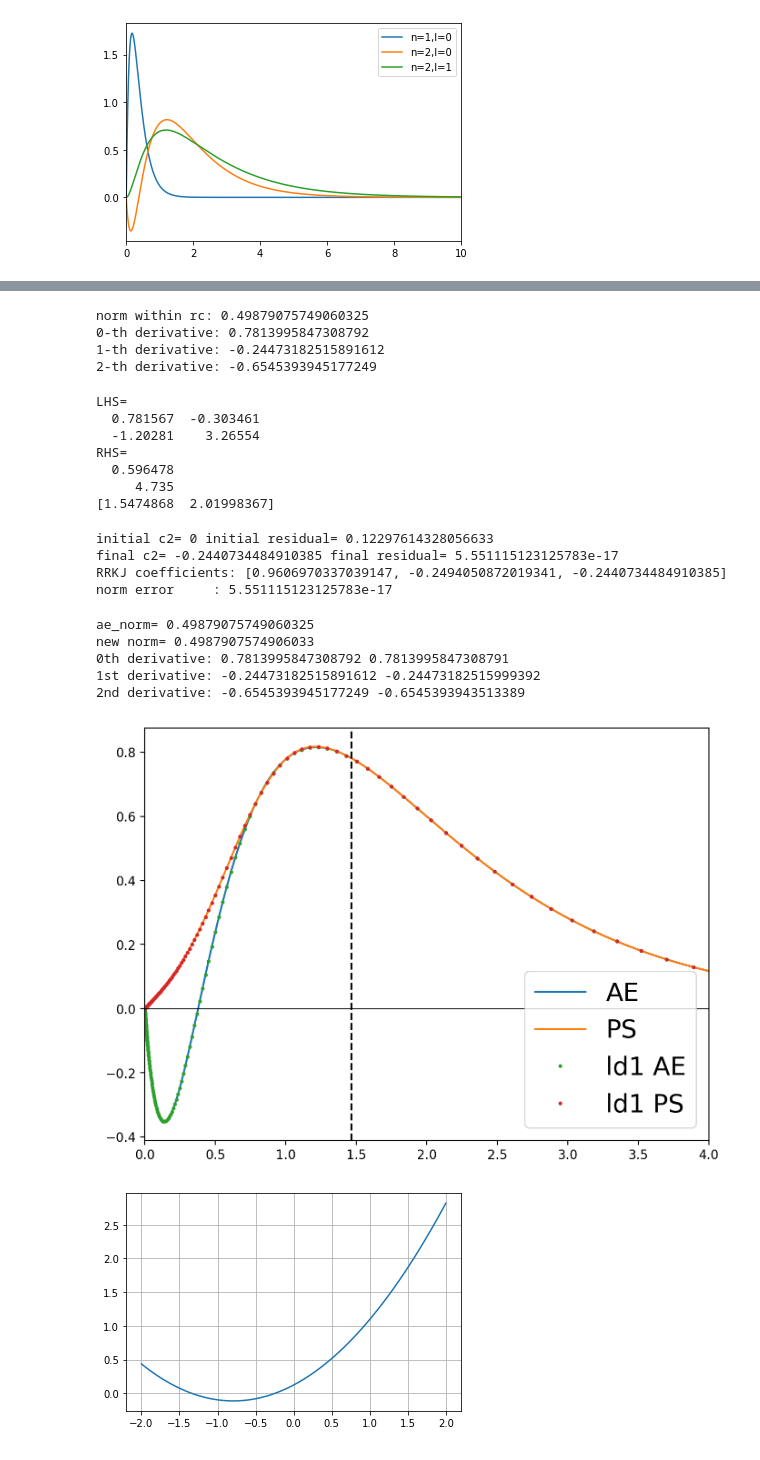
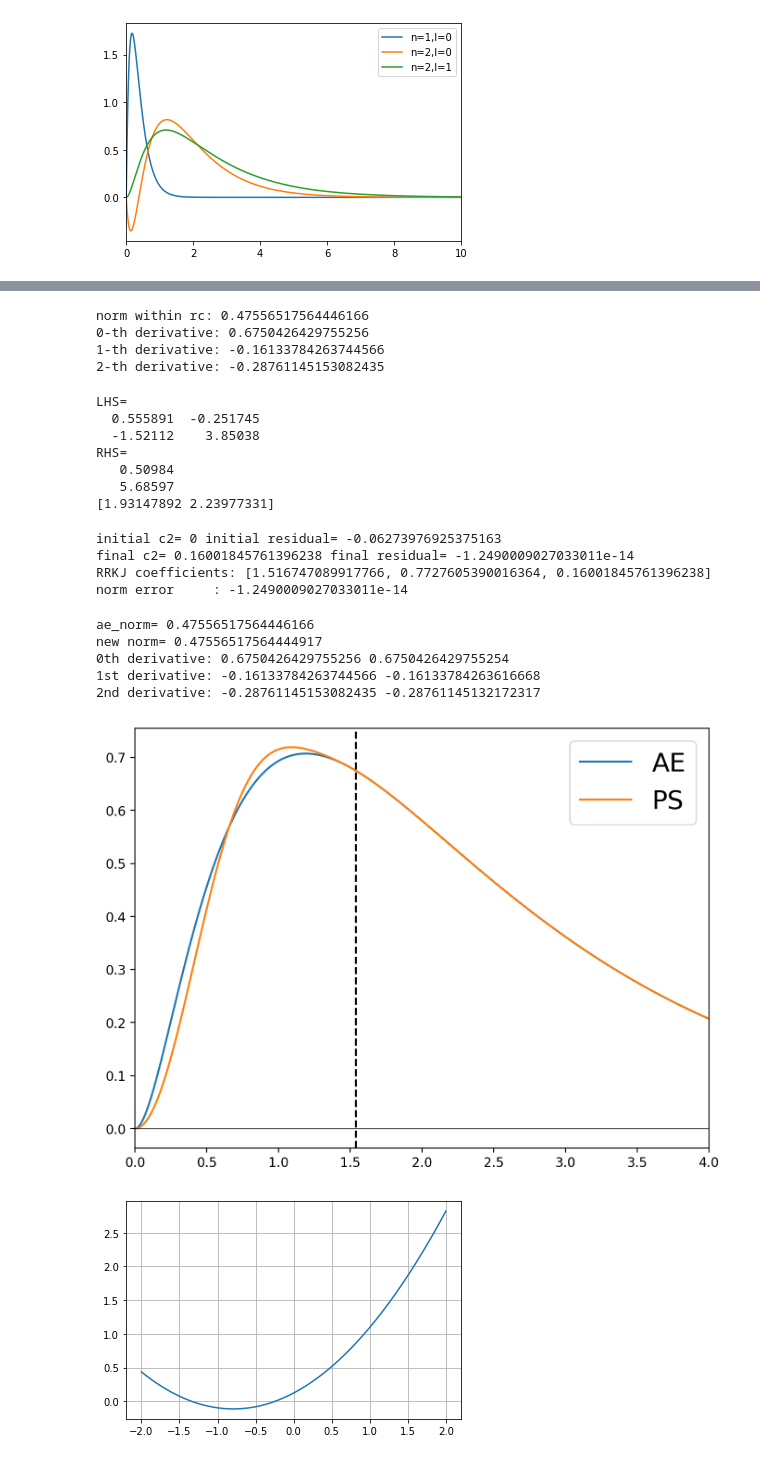
Before and after one commit to dceresoli/PStudio, a Jupyter notebook: notebooks/make-RRKJ.ipynb, the cells around one changed output, grey strips where cells are left out. Drawn from its saved outputs; the diff is of its cells as text; code cells hidden in the pictures.

Commit message:
TM and RRKJ3 pseudization, test notebooks added

```diff
--- a/notebooks/make-RRKJ.ipynb
+++ b/notebooks/make-RRKJ.ipynb
@@ -8,8 +9,9 @@ import sys
 
 np.set_printoptions(linewidth=132, suppress=True)
 # %%
-from pstudio import AE
-ae = AE('C', xcname='LDA', relativity='SR', out='-')
+from pstudio import AE, set_output
+set_output(sys.stdout)
+ae = AE('C', xcname='LDA', relativity='SR')
 ae.run()
 # %% [output]
 scalar relativistic atomic calculation for C (Carbon, Z=6)
@@ -61,8 +63,9 @@ plt.show()
 # %% [output]
 [figure]
 # %%
-orb = ae.orbitals[1]
+orb = ae.orbitals[2]
 rc = orb.find_rmax(ae.rgd)*1.2
+rc = 1.54
 g = ae.rgd.floor(rc)
 rc = r[g]
 print('rc (effective)=', rc, 'g=', g)
@@ -108,7 +111,7 @@ def dlog_bessel(l, q, r):
     #return (spherical_jn(l,q*r) + q*r*spherical_jn(l,q*r,derivative=True)) / spherical_jn(l,q*r)
 
 # find all possible q's
-qrange = np.linspace(0, 10, 100)
+qrange = np.linspace(0.01, 10, 100)
 qi = []
 for i in range(len(qrange)-1):
     try:
@@ -116,7 +119,7 @@ for i in range(len(qrange)-1):
     except ValueError:
         pass
     else:
-        if abs(dlog_bessel(l, q0, rc)) < 100:  # eliminate asymptotes
+        if abs(dlog_bessel(l, q0, rc)) < 10:  # eliminate asymptotes
             print(dlog_bessel(l,q0,rc))
             qi.append(q0)
 
@@ -152,10 +154,10 @@ for i,d in enumerate(ae_deriv):
 #print()
 #print('fact=', fact)
 # %% [output]
-norm within rc: 0.49879075749060325
-0-th derivative: 0.7813995847308792
-1-th derivative: -0.24473182515891612
-2-th derivative: -0.6545393945177249
+norm within rc: 0.47556517564446166
+0-th derivative: 0.6750426429755256
+1-th derivative: -0.16133784263744566
+2-th derivative: -0.28761145153082435
 # %%
 def RRKJ3_function(r, l, c, qi):
     """Evaluate the RRKJ3 pseudowfc"""
@@ -197,12 +199,12 @@ np.savetxt(sys.stdout, rhs, fmt='%10g')
 print(np.linalg.solve(lhs,rhs))
 # %% [output]
 LHS=
-  0.781567  -0.303461
-  -1.20281    3.26554
+  0.555891  -0.251745
+  -1.52112    3.85038
 RHS=
-  0.596478
-     4.735
-[1.5474868  2.01998367]
+   0.50984
+   5.68597
+[1.93147892 2.23977331]
 # %%
 def RRKJ3_solve_linear_problem(c2, qi, rc, ae_deriv, l):
     # solve linear part of the system
@@ -246,43 +248,43 @@ def RRKJ3_find_coefficients(ae_norm, ae_deriv, rgd, rc, qi, l):
 
 c = RRKJ3_find_coefficients(ae_norm, ae_deriv, ae.rgd, rc, qi, l)
 # %% [output]
-initial c2= 0 initial residual= 0.12297614328056633
-final c2= -0.2440734484910385 final residual= 5.551115123125783e-17
-RRKJ coefficients: [0.9606970337039147, -0.2494050872019341, -0.2440734484910385]
-norm error     : 5.551115123125783e-17
+initial c2= 0 initial residual= -0.06273976925375163
+final c2= 0.16001845761396238 final residual= -1.2490009027033011e-14
+RRKJ coefficients: [1.516747089917766, 0.7727605390016364, 0.16001845761396238]
+norm error     : -1.2490009027033011e-14
 # %%
 ps2s = ae2s.copy()
 #qi = [1.24205460846424,        3.29198092967272, 5.41924991235136]               # ld1
 #c = [0.960429475517407,       -0.254757413186097,       -0.244923041104708]      # after
 print('ae_norm=', ae_norm)
 print('new norm=', np.sum(RRKJ3_function(r[:g], l, c, qi)**2 * ae.rgd.dr[:g]))
 ps2s[:g] = RRKJ3_function(r[:g], l, c, qi)
 print('0th derivative:', ae_deriv[0], RRKJ3_function(rc, l, c, qi))
 print('1st derivative:', ae_deriv[1], deriv1(lambda x: RRKJ3_function(x, l, c, qi), rc))
 print('2nd derivative:', ae_deriv[2], deriv2(lambda x: RRKJ3_function(x, l, c, qi), rc))
 
-ld1ae = np.loadtxt('TESTS/c.wfc')
-ld1 = np.loadtxt('TESTS/cps.wfc')
+#ld1ae = np.loadtxt('TESTS/c.wfc')
+#ld1 = np.loadtxt('TESTS/cps.wfc')
 #plt.xkcd(randomness=2)
 fig = plt.figure(figsize=(8,6), dpi=200)
 plt.plot(r, ae2s, label='AE')
 plt.plot(r, ps2s, label='PS')
-plt.plot(ld1ae[::10,0], -ld1ae[::10,2], linestyle='none', marker='o', markersize=2, label='ld1 AE')
-plt.plot(ld1[::10,0], ld1[::10,1], linestyle='none', marker='o', markersize=2, label='ld1 PS')
+#plt.plot(ld1ae[::10,0], -ld1ae[::10,2], linestyle='none', marker='o', markersize=2, label='ld1 AE')
+#plt.plot(ld1[::10,0], ld1[::10,1], linestyle='none', marker='o', markersize=2, label='ld1 PS')
 plt.axvline(rc, color='black', linestyle='dashed')
 plt.axhline(0, color='black', linewidth=0.5)
 plt.xlim(0,4)
 plt.legend(fontsize=20)
 #plt.grid()
 plt.savefig('pstudio.png', bbox_inches='tight')
 plt.show()
 # %% [output]
-ae_norm= 0.49879075749060325
-new norm= 0.4987907574906033
-0th derivative: 0.7813995847308792 0.7813995847308791
-1st derivative: -0.24473182515891612 -0.24473182515999392
-2nd derivative: -0.6545393945177249 -0.6545393943513389
+ae_norm= 0.47556517564446166
+new norm= 0.47556517564444917
+0th derivative: 0.6750426429755256 0.6750426429755254
+1st derivative: -0.16133784263744566 -0.16133784263616668
+2nd derivative: -0.28761145153082435 -0.28761145132172317
-[figure, old version]
+[figure, new version]
 # %%
 c0range = np.linspace(-2,2,100)
 diff = np.zeros_like(c0range)
```
Also changed, not shown: parts of 4 cells of this notebook, 29 other files.
